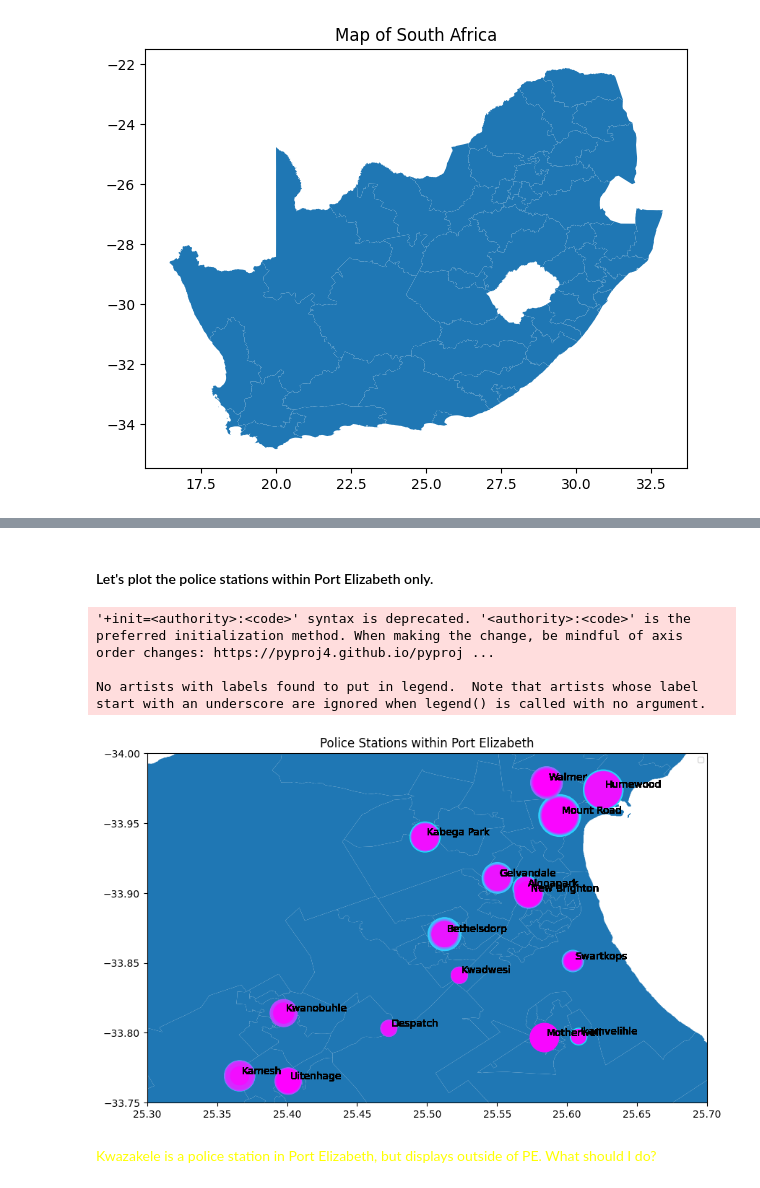
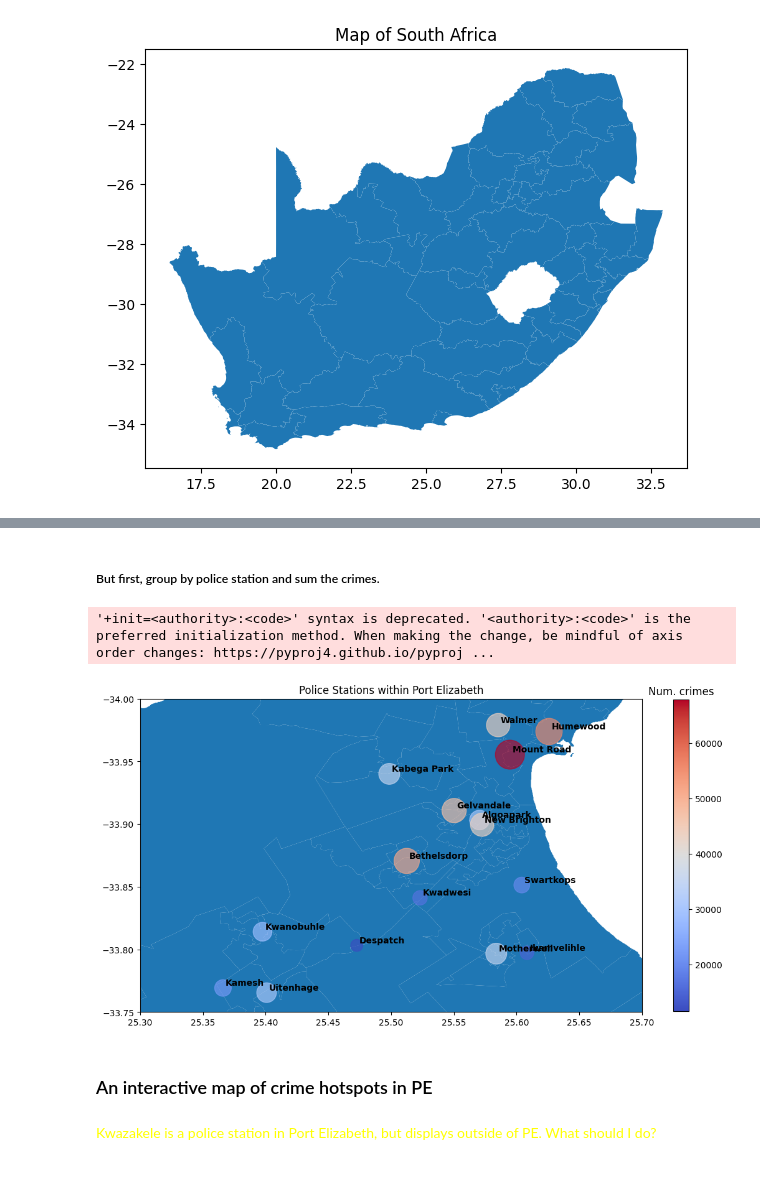
Before and after one commit to BlocknBoom123/CrimePy, a Jupyter notebook: CrimePy.ipynb, the cells around one changed output, grey strips where cells are left out. Drawn from its saved outputs; the diff is of its cells as text; code cells hidden in the pictures.

Commit message:
Added legend to static map

```diff
--- a/CrimePy.ipynb
+++ b/CrimePy.ipynb
@@ -108,6 +101,8 @@ Name: Crime Category, dtype: int64
 # %%
-#df = df.drop(['Latitude, Longitude'], axis=1)
-df = df[df['Province'] == 'Eastern Cape']
-df.to_csv('ECcrimerates.csv', encoding='utf-8', index=False) #Create new csv file with crime information within Eastern Cape only
-df_EC = pd.read_csv('ECcrimerates.csv') #Set df equal to the new cleaned CSV.
+stations = ["Walmer", "Swartkops", "New Brighton", "Mount Road", "Humewood", "Kwadwesi", "Kabega Park", "Algoapark", "Gelvandale", "Uitenhage", "Bethelsdorp", "Motherwell"
+            , "Despatch", "Kwazakele", "Kamesh", "Kwanobuhle", "Ikamvelihle"]
+df = df[df['Police Station'].isin(stations)]
+df.drop(['Latitude, Longitude', 'Province'], axis=1, inplace=True)
+df.reset_index(drop=True, inplace=True)
+df.to_csv('PEcrimerates.csv', encoding='utf-8', index=False) #Create new csv file with crime information within PE only
 # %% [markdown]
@@ -172,34 +120,27 @@ plt.show()
-# %%
-stations = ["Walmer", "Swartkops", "New Brighton", "Mount Road", "Humewood", "Kwadwesi", "Kabega Park", "Algoapark", "Gelvandale", "Uitenhage", "Bethelsdorp", "Motherwell"
-            , "Despatch", "Kwazakele", "Kamesh", "Kwanobuhle", "Ikamvelihle"]
-df = df[df['Police Station'].isin(stations)]
-df.drop(['Latitude, Longitude', 'Province', 'geometry'], axis=1, inplace=True)
-df.reset_index(drop=True, inplace=True)
-df.to_csv('PEcrimerates.csv', encoding='utf-8', index=False) #Create new csv file with crime information within PE only
-# print(geo_df['Crime Category'].nunique())
-# df.drop(['Latitude', 'Longitude', 'Crime', 'Province', 'Crime Category', 'Year'], inplace=True, axis=1)
-# df = df.groupby(['Police Station'])['Crimes'].agg(Crimes='sum')
-# print(df)
-# %% [markdown]
-#### Let's plot the police stations within Port Elizabeth only.
+# %% [markdown]
+##### But first, group by police station and sum the crimes.
+# %%
+sum_crimes = df.groupby(['Police Station'])['Crimes'].sum()
+sum_crimes = sum_crimes.reset_index()
+sum_crimes['Latitude'] = df['Latitude'].unique()
+sum_crimes['Longitude'] = df['Longitude'].unique()
+sum_crimes['size'] = sum_crimes['Crimes'] / 60
+
+#A GeoDataFrame is a dataframe that accepts a geometry column (POINT pairs)
+geo_df = gpd.GeoDataFrame(sum_crimes, crs = {'init': 'epsg:4326'}, geometry=[Point(xy) for xy in zip(sum_crimes['Longitude'], sum_crimes['Latitude'])])
+# %% [output]
+'+init=<authority>:<code>' syntax is deprecated. '<authority>:<code>' is the preferred initialization method. When making the change, be mindful of axis order changes: https://pyproj4.github.io/pyproj ...
 # %%
-#A GeoDataFrame is a dataframe that accepts a geometry column (POINT pairs)
-geo_df = gpd.GeoDataFrame(df, crs = {'init': 'epsg:4326'}, geometry = [Point(xy) for xy in zip(df['Longitude'], df['Latitude'])])
-
-fig, ax = plt.subplots(figsize=(10,10))
+fig, ax = plt.subplots(figsize=(13,13))
 map = gpd.read_file("gadm41_ZAF_shp\\gadm41_ZAF_4.shp")
-map.plot(aspect=1,ax=ax) #Plot the map of South Africa
-geo_df['Crimes'] = geo_df['Crimes'].astype('float64')
-geo_df.plot(aspect=1,ax=ax, markersize='Crimes', cmap = 'cool') #Plot the latitude longitude pairs onto the same SA map.
+map.plot(ax=ax, aspect=1) #Plot the map of South Africa
+geo_df.plot(aspect=1, column='Crimes', ax=ax, markersize='size', cmap='coolwarm', legend=True, alpha=0.65, legend_kwds={'shrink': 0.5}) #Plot the latitude longitude pairs onto the same SA map.
 ax.set_ylim([-33.75, -34])
 ax.set_xlim([25.3, 25.7])
 plt.title('Police Stations within Port Elizabeth')
-plt.legend(prop={'size':7})
 for x, y, label in zip(geo_df.geometry.x, geo_df.geometry.y, geo_df['Police Station']):
-    ax.annotate(label, xy=(x, y), xytext=(2, 2), textcoords="offset points")
+    ax.annotate(label, xy=(x, y), xytext=(3, 3), textcoords="offset points", weight='bold')
+ax.get_figure().get_axes()[1].set_title("Num. crimes")
 plt.show()
 # %% [output]
-'+init=<authority>:<code>' syntax is deprecated. '<authority>:<code>' is the preferred initialization method. When making the change, be mindful of axis order changes: https://pyproj4.github.io/pyproj ...
-
-No artists with labels found to put in legend.  Note that artists whose label start with an underscore are ignored when legend() is called with no argument.
-[figure, old version]
+[figure, new version]
@@ -211,3 +147,5 @@ sum_crimes['Longitude'] = geo_df['Longitude'].unique()
+# %% [markdown]
+### An interactive map of crime hotspots in PE
 # %%
 import plotly.express as px
 
```
Also changed, not shown: parts of 21 cells of this notebook.
